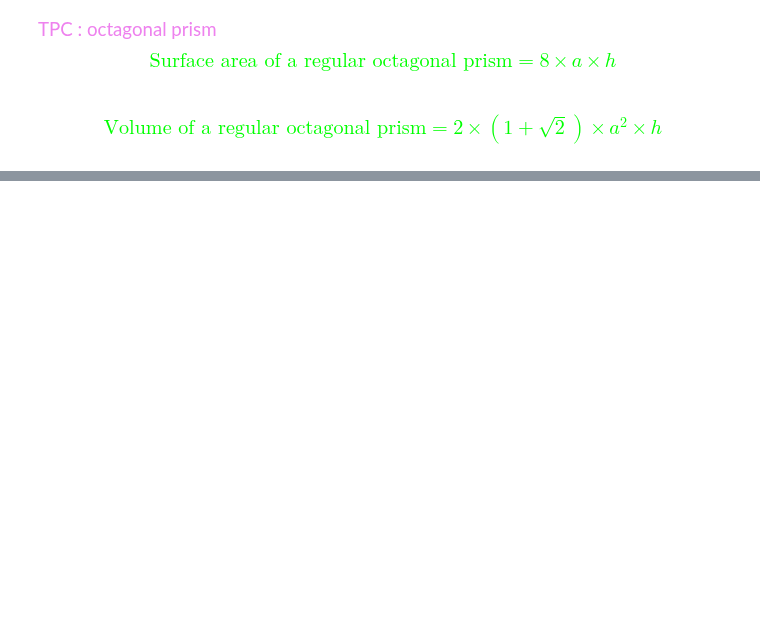
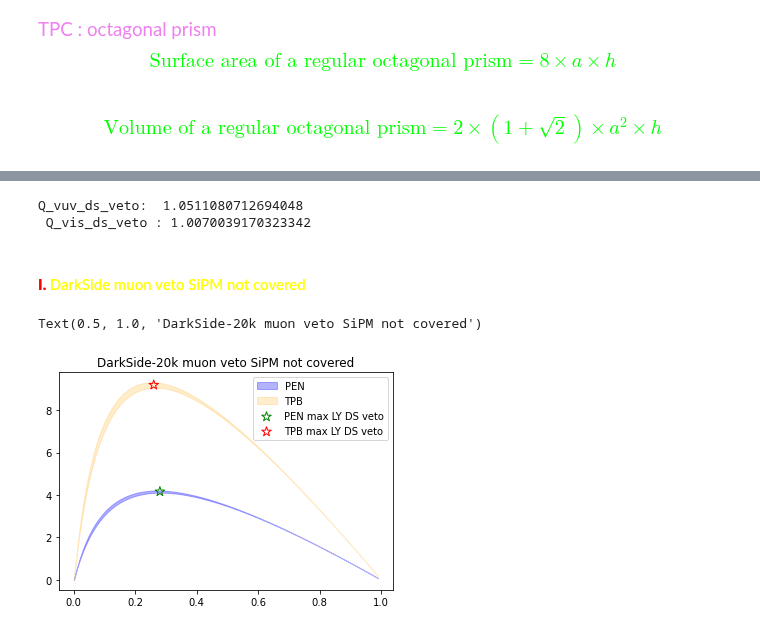
Before and after one commit to sarthchoudhary/AMELY, a Jupyter notebook: AMLY_V2.ipynb, the cells around one changed output, grey strips where cells are left out. Saved outputs shown, nothing was run; the diff lists cells and outputs as text; code cells hidden in the pictures; blank space fills up the shorter version.

```diff
--- a/AMLY_V2.ipynb
+++ b/AMLY_V2.ipynb
@@ -693,25 +692,2 @@ LAr_volume
     $$
 </span>
-# %%
-## we will calculate the surface area and volume of TPC using above formulas
-
-def calc_vessel_surface_area(R, H, h):
-
-    return 2*np.pi*R*H + 4*np.pi*R*h
-
-def calc_vessel_volume(R, H, h):
-
-    return np.pi*(R**2)*H + (2/3)*np.pi*h**2*(3*R - h)
-
-### values given by Marcin
-# vessel_volume = 80;
-
-### values given by Shawn
-cylinder_height = 3.572;
-cap_height = 0.91688;
-vessel_radius = 2.335;
-# vessel_surface_area = 91.9;
-
-vessel_surface_area = calc_vessel_surface_area(R=vessel_radius, H= cylinder_height, h=cap_height)
-
-vessel_volume = calc_vessel_volume(R=vessel_radius, H= cylinder_height, h=cap_height)
@@ -814,0 +762,35 @@ plt.legend(loc = 'upper left')
+# %%
+### calculating Q for Argon filled DarkSide Veto
+Q_vis_ds_veto = calc_Q( ds_veto_char_length, lambda_abs= 100, lambda_R= 300)
+Q_vuv_ds_veto = calc_Q( ds_veto_char_length, lambda_abs= 17, lambda_R= 0.97)
+
+print('Q_vuv_ds_veto: ',  Q_vuv_ds_veto, '\n', 'Q_vis_ds_veto :',Q_vis_ds_veto)
+# %% [output]
+Q_vuv_ds_veto:  1.0511080712694048
+ Q_vis_ds_veto : 1.0070039170323342
+# %% [markdown]
+<h4 style = 'color: yellow;'> <b style = 'color:  red; font-family:Times New Roman;' > I. </b> DarkSide muon veto SiPM not covered </h4>
+# %%
+### DarkSide muon veto SiPM not covered
+plt.close('DarkSide f_sen vs LY SiPM not covered')
+plt.figure('DarkSide f_sen vs LY SiPM not covered')
+
+LY_PEN_upper_ds_veto = integrate_LY(wavelength_vector, E_PEN_smooth, PDE_smooth, R_SiPM_smooth, R_Wall_PEN_smooth, f_sen_vector, wls_eff= 0.47, Q_vis=Q_vis_ds_veto, Q_vuv= Q_vuv_ds_veto)
+LY_PEN_lower_ds_veto = integrate_LY(wavelength_vector, E_PEN_smooth, PDE_smooth, R_SiPM_smooth, R_Wall_PEN_smooth*0.988, f_sen_vector, wls_eff= 0.47, Q_vis=Q_vis_ds_veto, Q_vuv= Q_vuv_ds_veto)
+plt.fill_between( f_sen_vector, LY_PEN_lower_ds_veto,  LY_PEN_upper_ds_veto, color='blue', alpha=0.3, label='PEN' )
+
+LY_TPB_upper_ds_veto = integrate_LY(wavelength_vector, E_TPB_smooth, PDE_smooth, R_SiPM_smooth, R_Wall_TPB_smooth, f_sen_vector, wls_eff=1, Q_vis=Q_vis_ds_veto, Q_vuv=Q_vuv_ds_veto)
+LY_TPB_lower_ds_veto = integrate_LY(wavelength_vector, E_TPB_smooth, PDE_smooth, R_SiPM_smooth, R_Wall_TPB_smooth*0.988, f_sen_vector, wls_eff=1, Q_vis=Q_vis_ds_veto, Q_vuv=Q_vuv_ds_veto)
+plt.fill_between( f_sen_vector, LY_TPB_lower_ds_veto,  LY_TPB_upper_ds_veto, color='orange', alpha=0.2, label='TPB' )
+
+### Maximum LY points
+LY_PEN_average_ds_veto = (LY_PEN_upper_ds_veto + LY_PEN_lower_ds_veto)/2;
+LY_TPB_average_ds_veto = (LY_TPB_upper_ds_veto + LY_TPB_lower_ds_veto)/2;
+
+plt.scatter( f_sen_vector[np.argmax(LY_PEN_average_ds_veto)], LY_PEN_average_ds_veto[np.argmax(LY_PEN_average_ds_veto)], marker = '*', s =100, facecolors = 'none', edgecolors = 'g', label = 'PEN max LY DS veto')
+plt.scatter( f_sen_vector[np.argmax(LY_TPB_average_ds_veto)], LY_TPB_average_ds_veto[np.argmax(LY_TPB_average_ds_veto)], marker = '*', s =100, facecolors = 'none', edgecolors ='r', label = 'TPB max LY DS veto')
+plt.legend()
+plt.title('DarkSide-20k muon veto SiPM not covered')
+# %% [output]
+Text(0.5, 1.0, 'DarkSide-20k muon veto SiPM not covered')
+[figure, added]
```
Also changed, not shown: parts of 16 cells of this notebook.
